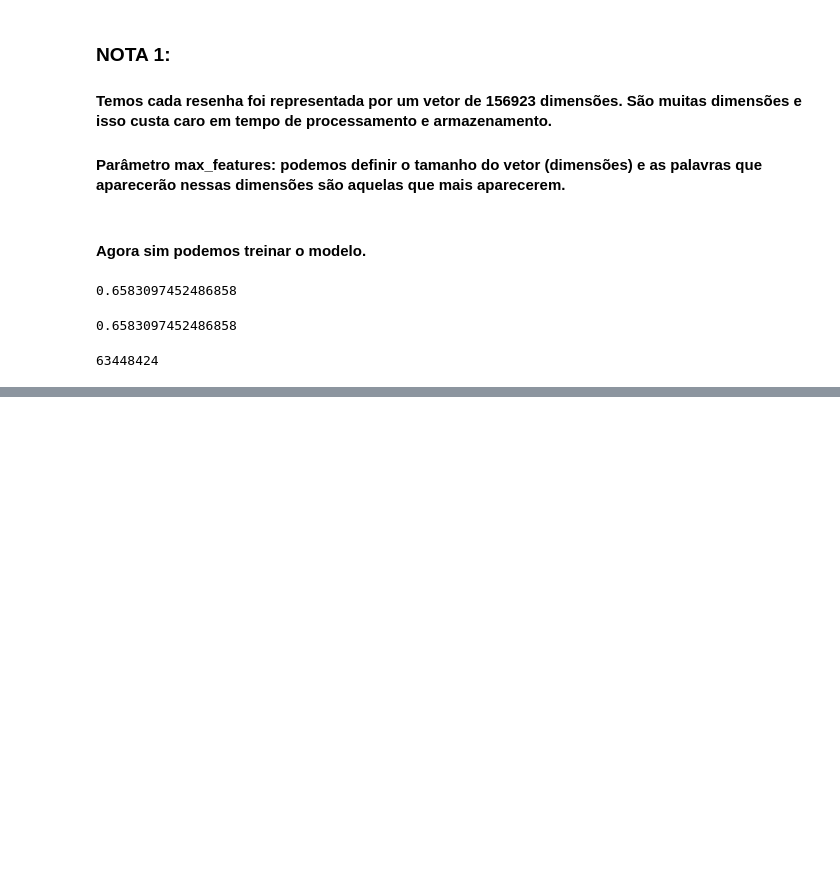
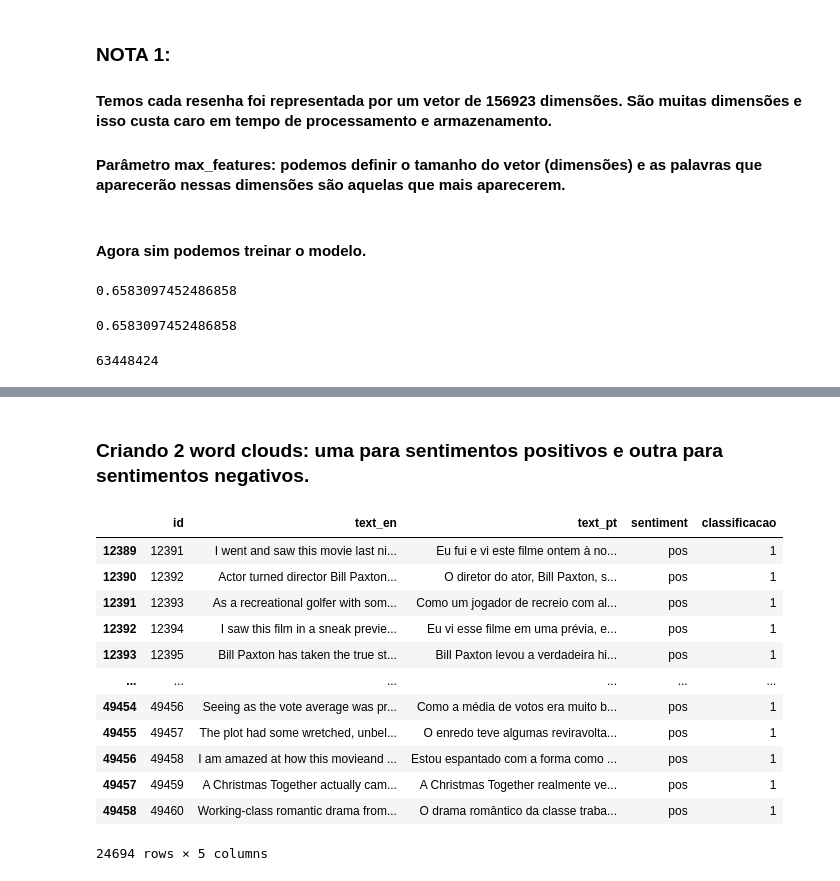
Before and after one commit to silsantos/Deep_Learning, a Jupyter notebook: 1.intro_nlp.ipynb, the cells around one changed output, grey strips where cells are left out. Saved outputs shown, nothing was run; the diff lists cells and outputs as text; code cells hidden in the pictures; blank space fills up the shorter version.

```diff
--- a/1.intro_nlp.ipynb
+++ b/1.intro_nlp.ipynb
@@ -204,0 +210,20 @@ plt.show()
+# %% [markdown]
+### Criando 2 word clouds: uma para sentimentos positivos e outra para sentimentos negativos.
+# %%
+# Separando os sentimentos positivos e negativos:
+
+resenha.query('sentiment == "pos"')
+# %% [output]
+|  | id | text_en | text_pt | sentiment | classificacao |
+| 12389 | 12391 | I went and saw this movie last ni... | Eu fui e vi este filme ontem à no... | pos | 1 |
+| 12390 | 12392 | Actor turned director Bill Paxton... | O diretor do ator, Bill Paxton, s... | pos | 1 |
+| 12391 | 12393 | As a recreational golfer with som... | Como um jogador de recreio com al... | pos | 1 |
+| 12392 | 12394 | I saw this film in a sneak previe... | Eu vi esse filme em uma prévia, e... | pos | 1 |
+| 12393 | 12395 | Bill Paxton has taken the true st... | Bill Paxton levou a verdadeira hi... | pos | 1 |
+| ... | ... | ... | ... | ... | ... |
+| 49454 | 49456 | Seeing as the vote average was pr... | Como a média de votos era muito b... | pos | 1 |
+| 49455 | 49457 | The plot had some wretched, unbel... | O enredo teve algumas reviravolta... | pos | 1 |
+| 49456 | 49458 | I am amazed at how this movieand ... | Estou espantado com a forma como ... | pos | 1 |
+| 49457 | 49459 | A Christmas Together actually cam... | A Christmas Together realmente ve... | pos | 1 |
+| 49458 | 49460 | Working-class romantic drama from... | O drama romântico da classe traba... | pos | 1 |
+24694 rows × 5 columns
```
Also changed, not shown: parts of 15 cells of this notebook.
